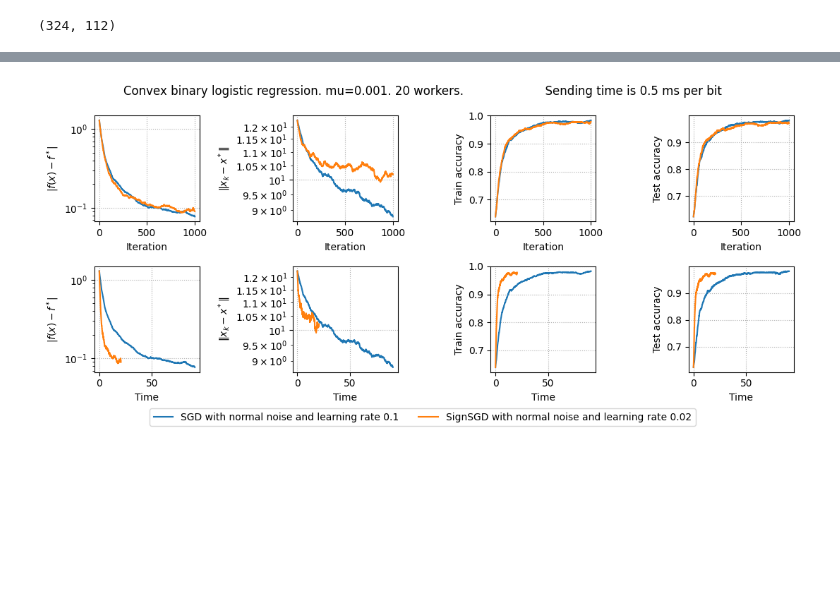
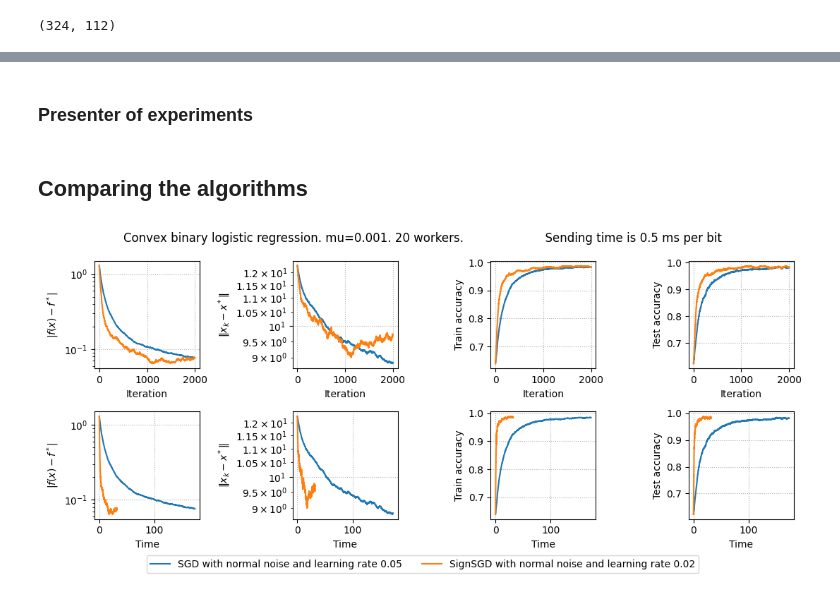
Before and after one commit to alexlegeartis/Sign-SGD-and-Differential-Privacy, a Jupyter notebook: code/sign_sgd_dp.ipynb, the cells around one changed output, grey strips where cells are left out. Cells and saved outputs as stored; diff of their text form; code cells hidden in the pictures; blank space fills up the shorter version.

```diff
--- a/code/sign_sgd_dp.ipynb
+++ b/code/sign_sgd_dp.ipynb
@@ -236,8 +243,11 @@ def run_experiments(params):
             results[label] = compute_metrics(trajectory, x_star, f_star, times, X_train, y_train, X_test, y_test, mu)
 
     return results, params
+# %% [markdown]
+### Presenter of experiments
 # %%
-def plot_results(results, params):
+import os
+def plot_results(results, params, code_version):
     plt.figure(figsize=(11, 5))
     mu = params["mu"]
     sending_time = params["sending_time"]
@@ -319,31 +329,37 @@ def plot_results(results, params):
     for method, metrics in results.items():
         filename += method
     filename += f"_{mu}.pdf"
+    folder_path = f"../figs/{code_version}/"
     plt.tight_layout(rect=[0, 0.05, 1, 1])
-    plt.savefig(filename)
+    os.makedirs(folder_path, exist_ok=True)
+    plt.savefig(os.path.join(folder_path, filename))
     plt.show()
+# %% [markdown]
+## Comparing the algorithms
+# %%
+code_version = 'v27march'
 # %%
 params = {
     "mu": 1e-3,
     "sending_time": 5e-4,
     "methods": [
         {
             "method": "SGD",
-            "learning_rate": 1e-1,
-            "iterations": 1000,
+            "learning_rate": 5e-2,
+            "iterations": 2000,
             "noise_type": "normal",
         },
         {
             "method": "SignSGD",
             "learning_rate": 2e-2,
-            "iterations": 1000,
+            "iterations": 2000,
             "noise_type": "normal",
         },
     ]
 }
 
 results, params = run_experiments(params)
 
-plot_results(results, params)
+plot_results(results, params, code_version)
 # %% [output]
-[figure, old version]
+[figure, new version]
```
Also changed, not shown: parts of 14 cells of this notebook, 1 other file.
